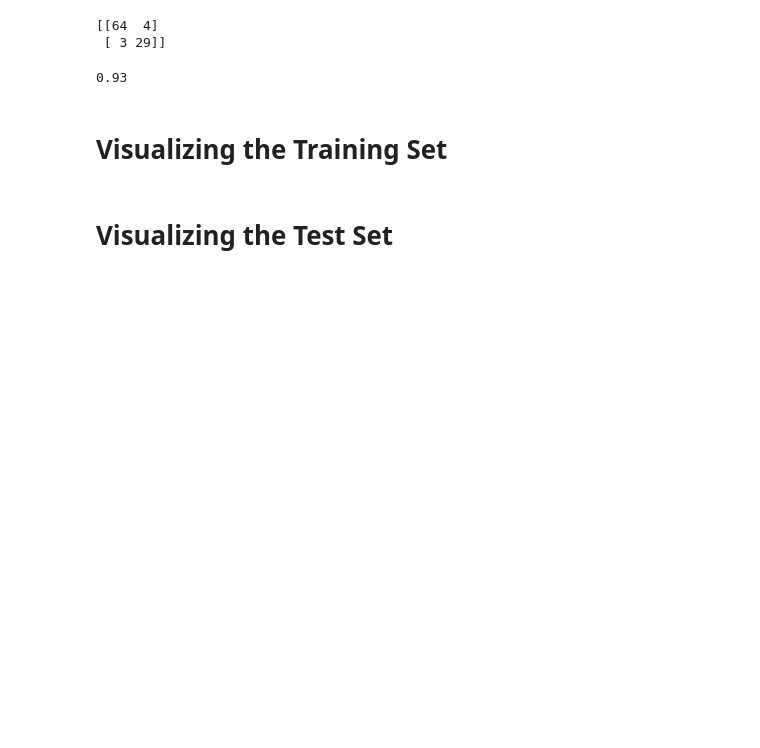
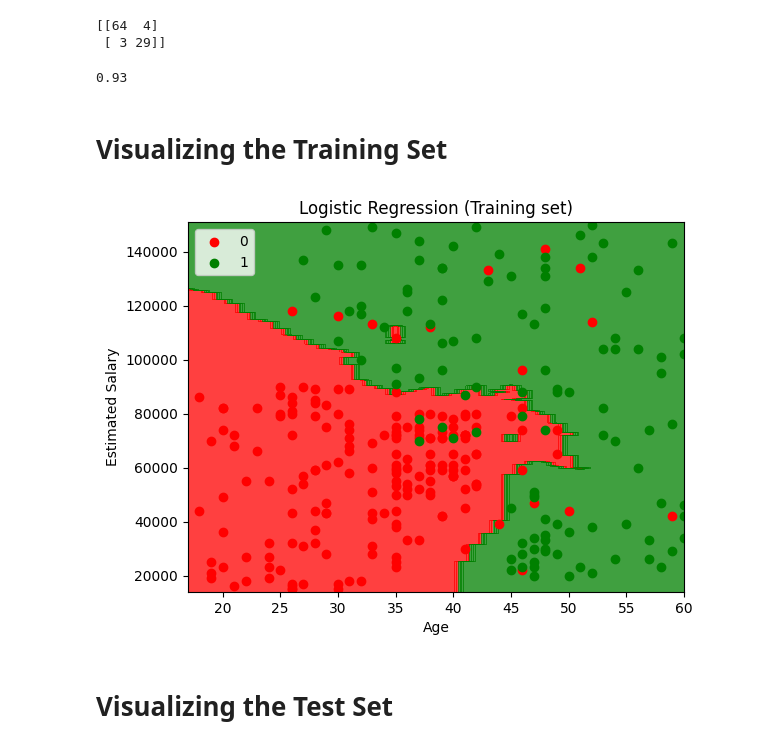
Before and after one commit to ronnin796/Classification_Templates, a Jupyter notebook: KNN/KNN.ipynb, the cells around one changed output. Drawn from its saved outputs; the diff is of its cells as text; code cells hidden in the pictures; blank space fills up the shorter version.

Commit message:
Visualized

```diff
--- a/KNN/KNN.ipynb
+++ b/KNN/KNN.ipynb
@@ -71,20 +71,38 @@ accuracy_score(y_test, y_pred)
 # Visualizing the Training Set
 # %%
 from matplotlib.colors import ListedColormap
+
+
+# Inverse transform the scaled training set
 X_set, y_set = sc.inverse_transform(X_train), y_train
-X1, X2 = np.meshgrid(np.arange(start = X_set[:, 0].min() - 10, stop = X_set[:, 0].max() + 10, step = 0.25),
-                     np.arange(start = X_set[:, 1].min() - 1000, stop = X_set[:, 1].max() + 1000, step = 0.25))
-plt.contourf(X1, X2, classifier.predict(sc.transform(np.array([X1.ravel(), X2.ravel()]).T)).reshape(X1.shape),
-             alpha = 0.75, cmap = ListedColormap(('red', 'green')))
+
+# Use larger step sizes to reduce memory load
+x1_min, x1_max = X_set[:, 0].min() - 1, X_set[:, 0].max() + 1
+x2_min, x2_max = X_set[:, 1].min() - 1000, X_set[:, 1].max() + 1000
+
+X1, X2 = np.meshgrid(
+    np.arange(start=x1_min, stop=x1_max, step=1),
+    np.arange(start=x2_min, stop=x2_max, step=100)
+)
+
+# Predict on the meshgrid points
+mesh_points = np.array([X1.ravel(), X2.ravel()]).T
+predictions = classifier.predict(sc.transform(mesh_points)).reshape(X1.shape)
+
+# Plotting
+plt.contourf(X1, X2, predictions, alpha=0.75, cmap=ListedColormap(('red', 'green')))
 plt.xlim(X1.min(), X1.max())
 plt.ylim(X2.min(), X2.max())
 for i, j in enumerate(np.unique(y_set)):
-    plt.scatter(X_set[y_set == j, 0], X_set[y_set == j, 1], c = ListedColormap(('red', 'green'))(i), label = j)
+    plt.scatter(X_set[y_set == j, 0], X_set[y_set == j, 1],
+                c=ListedColormap(('red', 'green'))(i), label=j)
 plt.title('Logistic Regression (Training set)')
 plt.xlabel('Age')
 plt.ylabel('Estimated Salary')
 plt.legend()
 plt.show()
+# %% [output]
+[figure, added]
 # %% [markdown]
 # Visualizing the Test Set
 # %%
```
Also changed, not shown: parts of 1 cell of this notebook.
